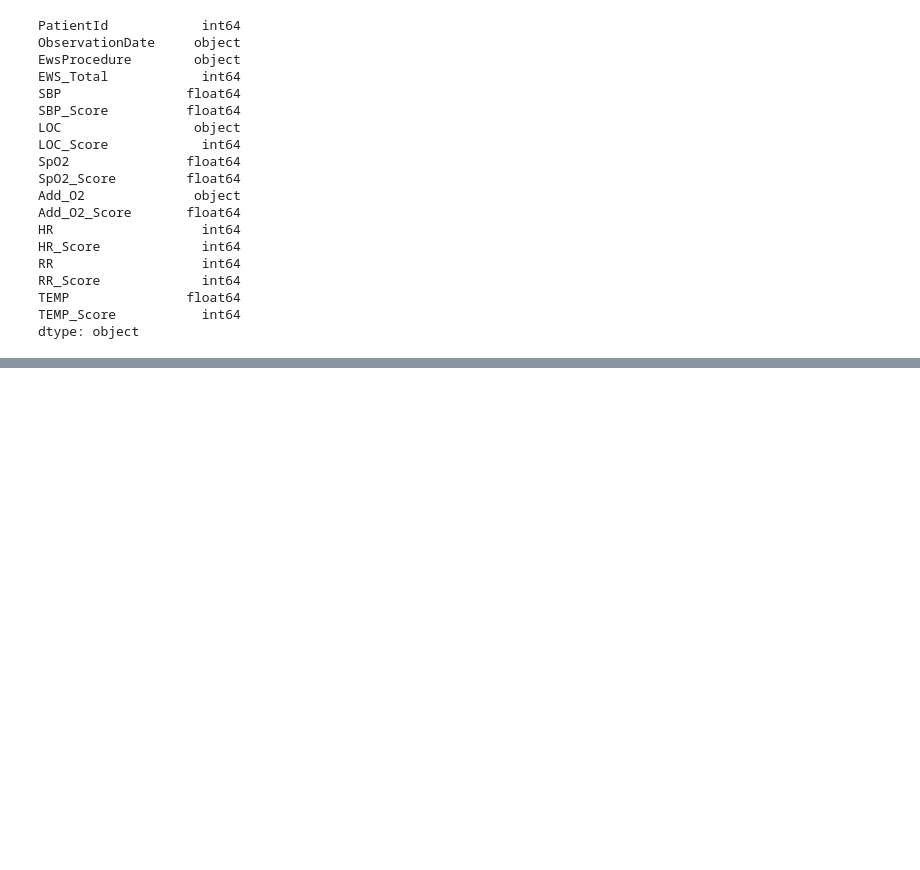
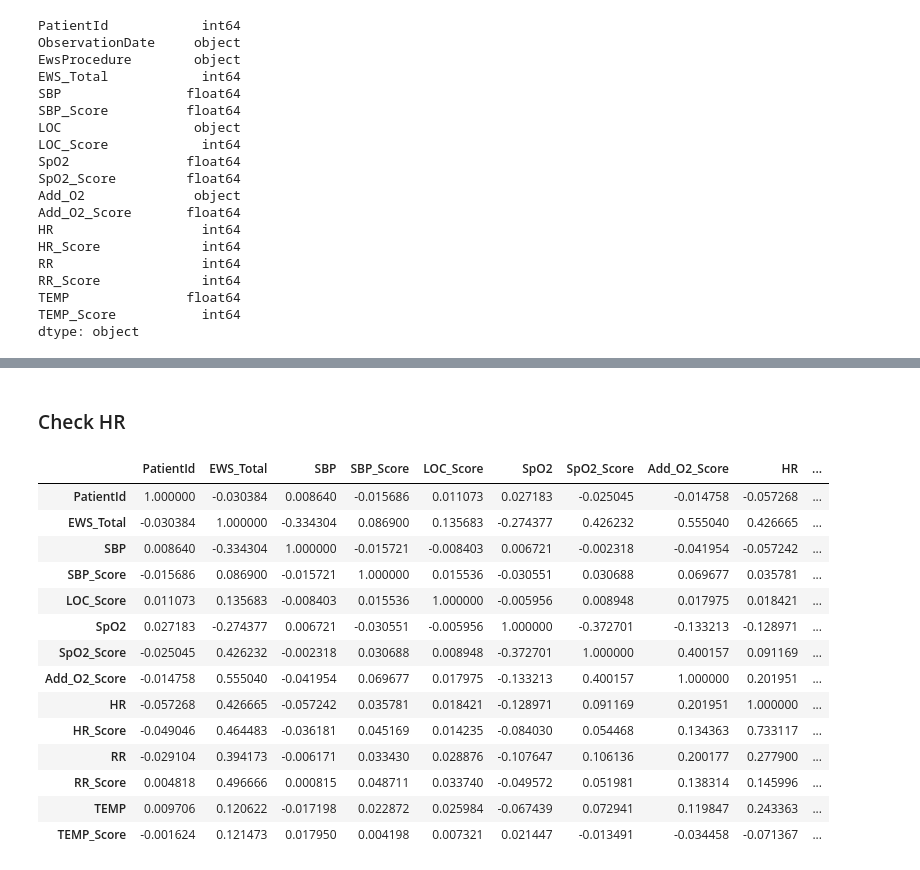
Before and after one commit to kustex/arinti_ews_usecase, a Jupyter notebook: arinti_EWS_notebook.ipynb, the cells around one changed output, grey strips where cells are left out. Drawn from its saved outputs; the diff is of its cells as text; code cells hidden in the pictures; blank space fills up the shorter version.

```diff
--- a/arinti_EWS_notebook.ipynb
+++ b/arinti_EWS_notebook.ipynb
@@ -74,0 +178,20 @@ array(['ALERT', 'UNRESPONSIVE', 'NEW_CONFUSION', 'VOICE', 'PAIN'],
+# %% [markdown]
+### Check HR
+# %%
+df_cleaned.corr()
+# %% [output]
+|  | PatientId | EWS_Total | SBP | SBP_Score | LOC_Score | SpO2 | SpO2_Score | Add_O2_Score | HR | ... |
+| PatientId | 1.000000 | -0.030384 | 0.008640 | -0.015686 | 0.011073 | 0.027183 | -0.025045 | -0.014758 | -0.057268 | ... |
+| EWS_Total | -0.030384 | 1.000000 | -0.334304 | 0.086900 | 0.135683 | -0.274377 | 0.426232 | 0.555040 | 0.426665 | ... |
+| SBP | 0.008640 | -0.334304 | 1.000000 | -0.015721 | -0.008403 | 0.006721 | -0.002318 | -0.041954 | -0.057242 | ... |
+| SBP_Score | -0.015686 | 0.086900 | -0.015721 | 1.000000 | 0.015536 | -0.030551 | 0.030688 | 0.069677 | 0.035781 | ... |
+| LOC_Score | 0.011073 | 0.135683 | -0.008403 | 0.015536 | 1.000000 | -0.005956 | 0.008948 | 0.017975 | 0.018421 | ... |
+| SpO2 | 0.027183 | -0.274377 | 0.006721 | -0.030551 | -0.005956 | 1.000000 | -0.372701 | -0.133213 | -0.128971 | ... |
+| SpO2_Score | -0.025045 | 0.426232 | -0.002318 | 0.030688 | 0.008948 | -0.372701 | 1.000000 | 0.400157 | 0.091169 | ... |
+| Add_O2_Score | -0.014758 | 0.555040 | -0.041954 | 0.069677 | 0.017975 | -0.133213 | 0.400157 | 1.000000 | 0.201951 | ... |
+| HR | -0.057268 | 0.426665 | -0.057242 | 0.035781 | 0.018421 | -0.128971 | 0.091169 | 0.201951 | 1.000000 | ... |
+| HR_Score | -0.049046 | 0.464483 | -0.036181 | 0.045169 | 0.014235 | -0.084030 | 0.054468 | 0.134363 | 0.733117 | ... |
+| RR | -0.029104 | 0.394173 | -0.006171 | 0.033430 | 0.028876 | -0.107647 | 0.106136 | 0.200177 | 0.277900 | ... |
+| RR_Score | 0.004818 | 0.496666 | 0.000815 | 0.048711 | 0.033740 | -0.049572 | 0.051981 | 0.138314 | 0.145996 | ... |
+| TEMP | 0.009706 | 0.120622 | -0.017198 | 0.022872 | 0.025984 | -0.067439 | 0.072941 | 0.119847 | 0.243363 | ... |
+| TEMP_Score | -0.001624 | 0.121473 | 0.017950 | 0.004198 | 0.007321 | 0.021447 | -0.013491 | -0.034458 | -0.071367 | ... |
```
Also changed, not shown: parts of 28 cells of this notebook.
